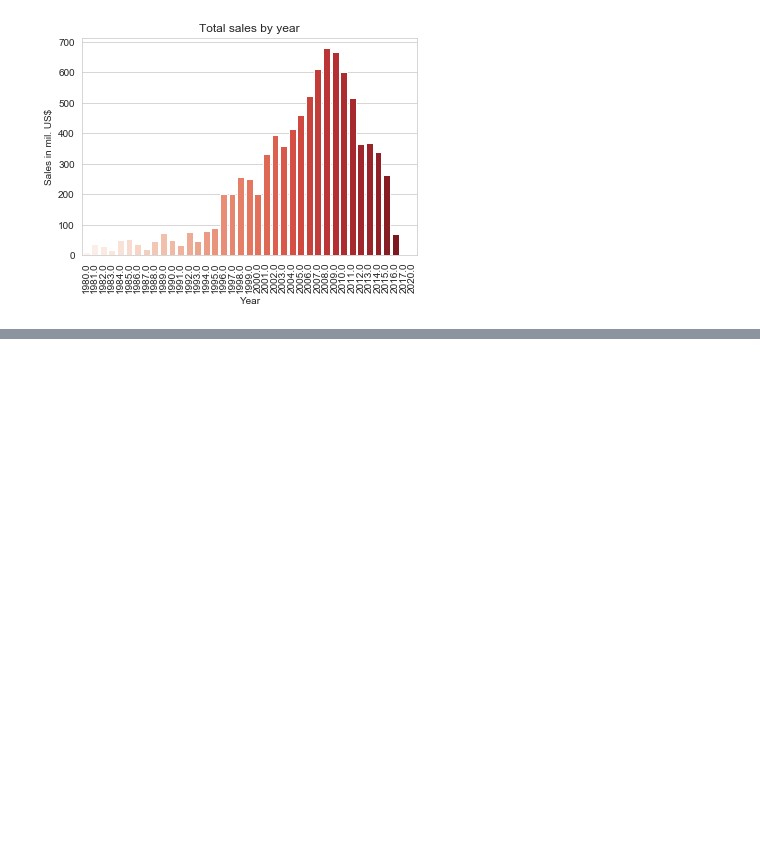
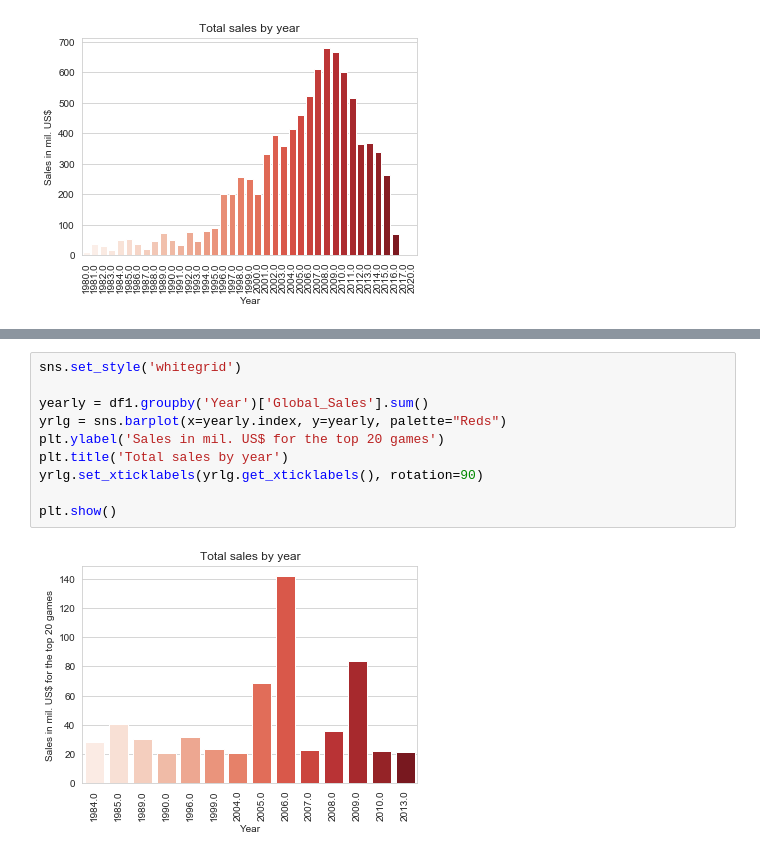
Before and after one commit to hosadman/video-game-sales-data-analysis, a Jupyter notebook: analysis.ipynb, the cells around one changed output, grey strips where cells are left out. Drawn from its saved outputs; the diff is of its cells as text; blank space fills up the shorter version.

```diff
--- a/analysis.ipynb
+++ b/analysis.ipynb
@@ -105,0 +161,12 @@ plt.show()
+# %%
+sns.set_style('whitegrid')
+
+yearly = df1.groupby('Year')['Global_Sales'].sum()
+yrlg = sns.barplot(x=yearly.index, y=yearly, palette="Reds")
+plt.ylabel('Sales in mil. US$ for the top 20 games')
+plt.title('Total sales by year')
+yrlg.set_xticklabels(yrlg.get_xticklabels(), rotation=90)
+
+plt.show()
+# %% [output]
+[figure, added]
```
Also changed, not shown: parts of 6 cells of this notebook.
